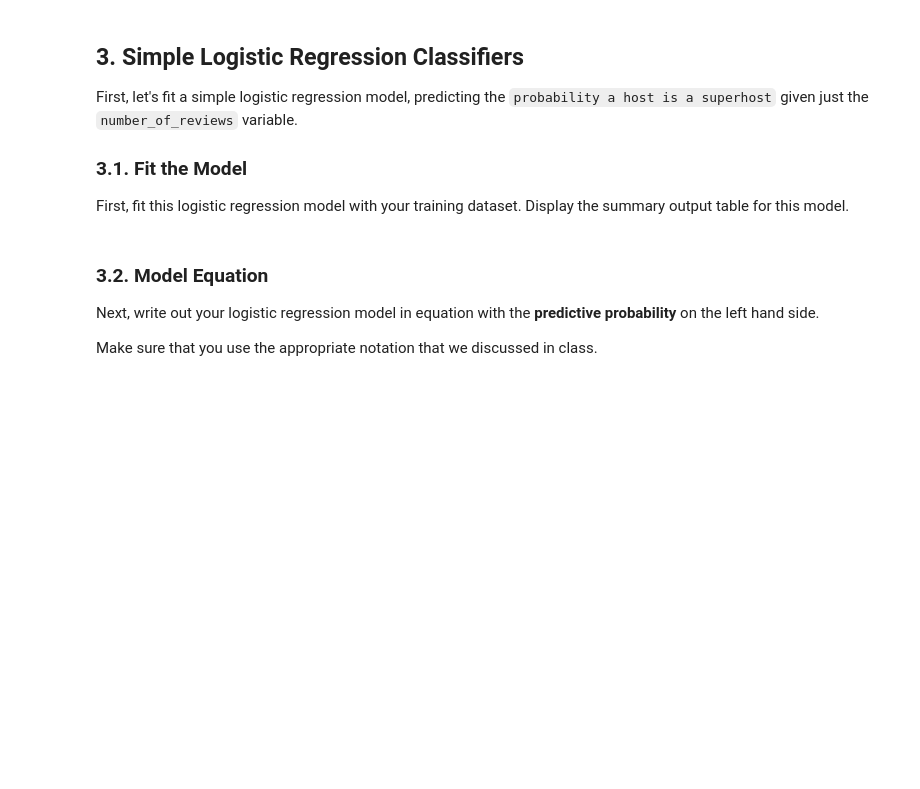
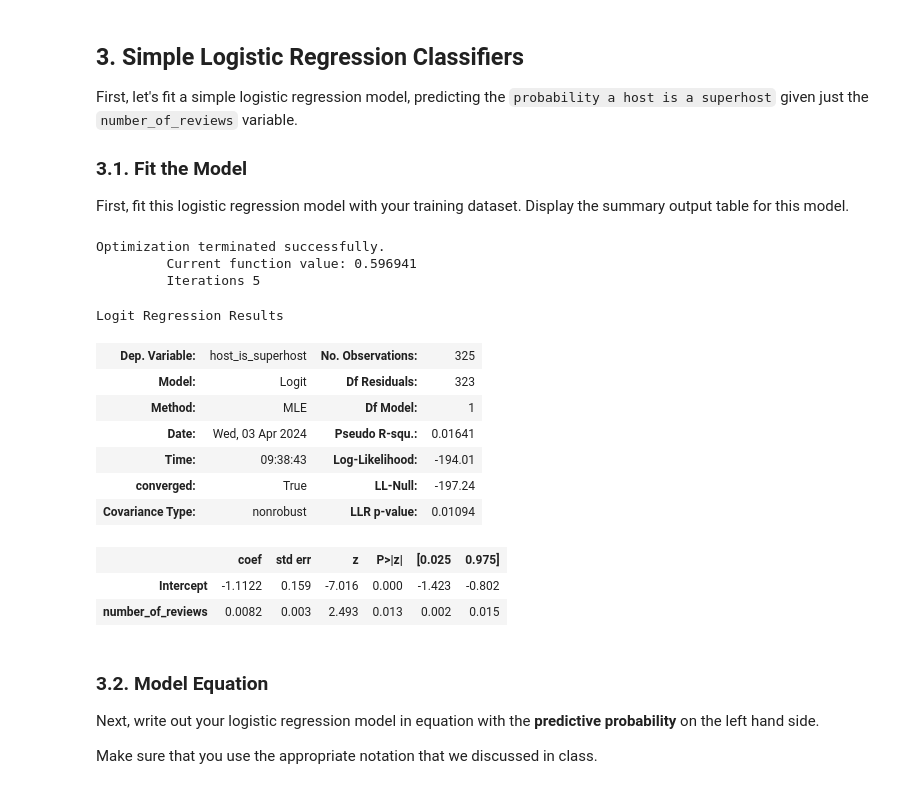
Before and after one commit to ryguy2k4/stat207, a Jupyter notebook: lab_11/lab_11_individual.ipynb, the cells around one changed output. Saved outputs shown, nothing was run; the diff lists cells and outputs as text; code cells hidden in the pictures; blank space fills up the shorter version.

```diff
--- a/lab_11/lab_11_individual.ipynb
+++ b/lab_11/lab_11_individual.ipynb
@@ -160,6 +202,24 @@ First, let's fit a simple logistic regression model, predicting the `probability
 ### 3.1. Fit the Model
 
 First, fit this logistic regression model with your training dataset. Display the summary output table for this model.
+# %%
+model = smf.logit(formula="host_is_superhost~number_of_reviews",data=df).fit()
+model.summary()
+# %% [output]
+Optimization terminated successfully.
+         Current function value: 0.596941
+         Iterations 5
+Logit Regression Results
+| Dep. Variable: | host_is_superhost | No. Observations: | 325 |
+| Model: | Logit | Df Residuals: | 323 |
+| Method: | MLE | Df Model: | 1 |
+| Date: | Wed, 03 Apr 2024 | Pseudo R-squ.: | 0.01641 |
+| Time: | 09:38:43 | Log-Likelihood: | -194.01 |
+| converged: | True | LL-Null: | -197.24 |
+| Covariance Type: | nonrobust | LLR p-value: | 0.01094 |
+|  | coef | std err | z | P>|z| | [0.025 | 0.975] |
+| Intercept | -1.1122 | 0.159 | -7.016 | 0.000 | -1.423 | -0.802 |
+| number_of_reviews | 0.0082 | 0.003 | 2.493 | 0.013 | 0.002 | 0.015 |
 # %% [markdown]
 ### 3.2. Model Equation
 
```
Also changed, not shown: parts of 22 cells of this notebook, 1 other file.
